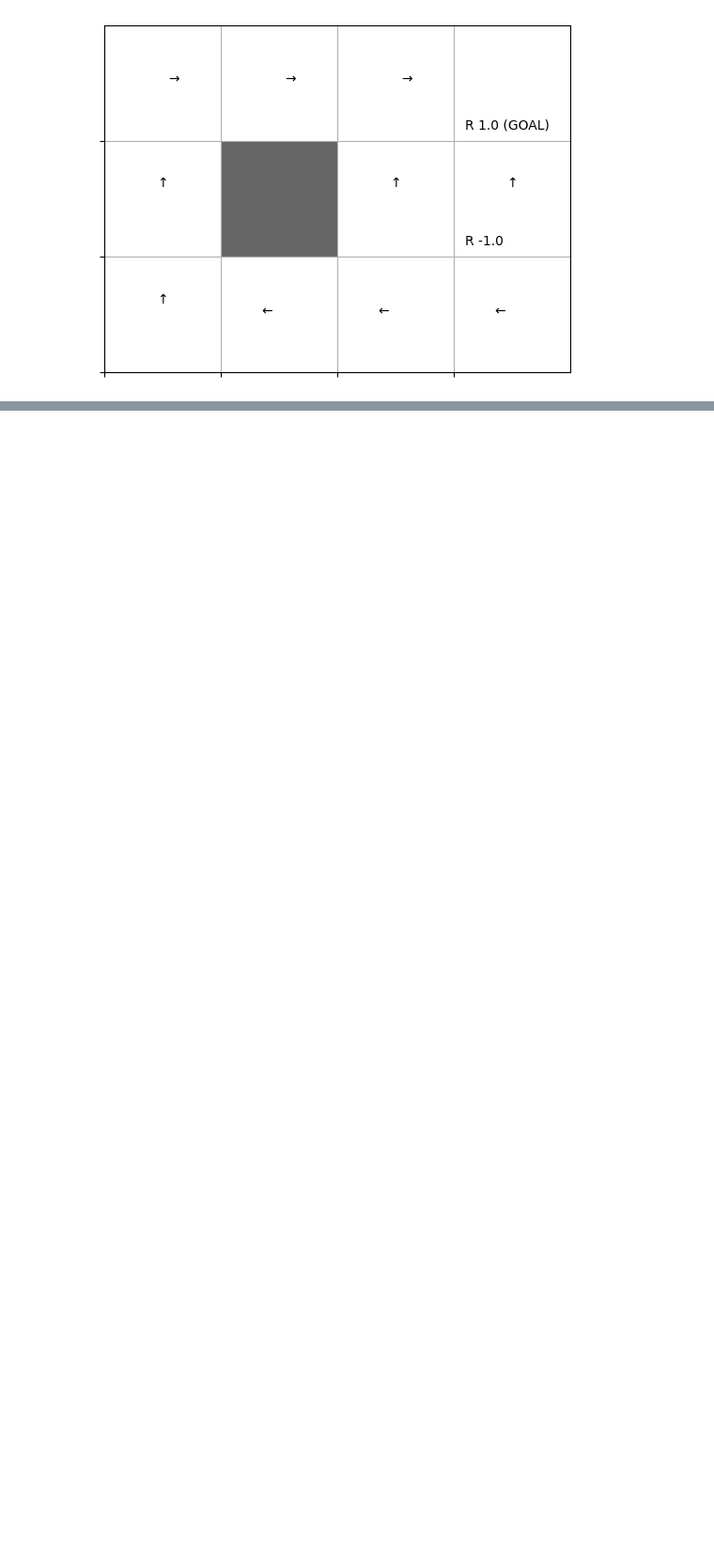
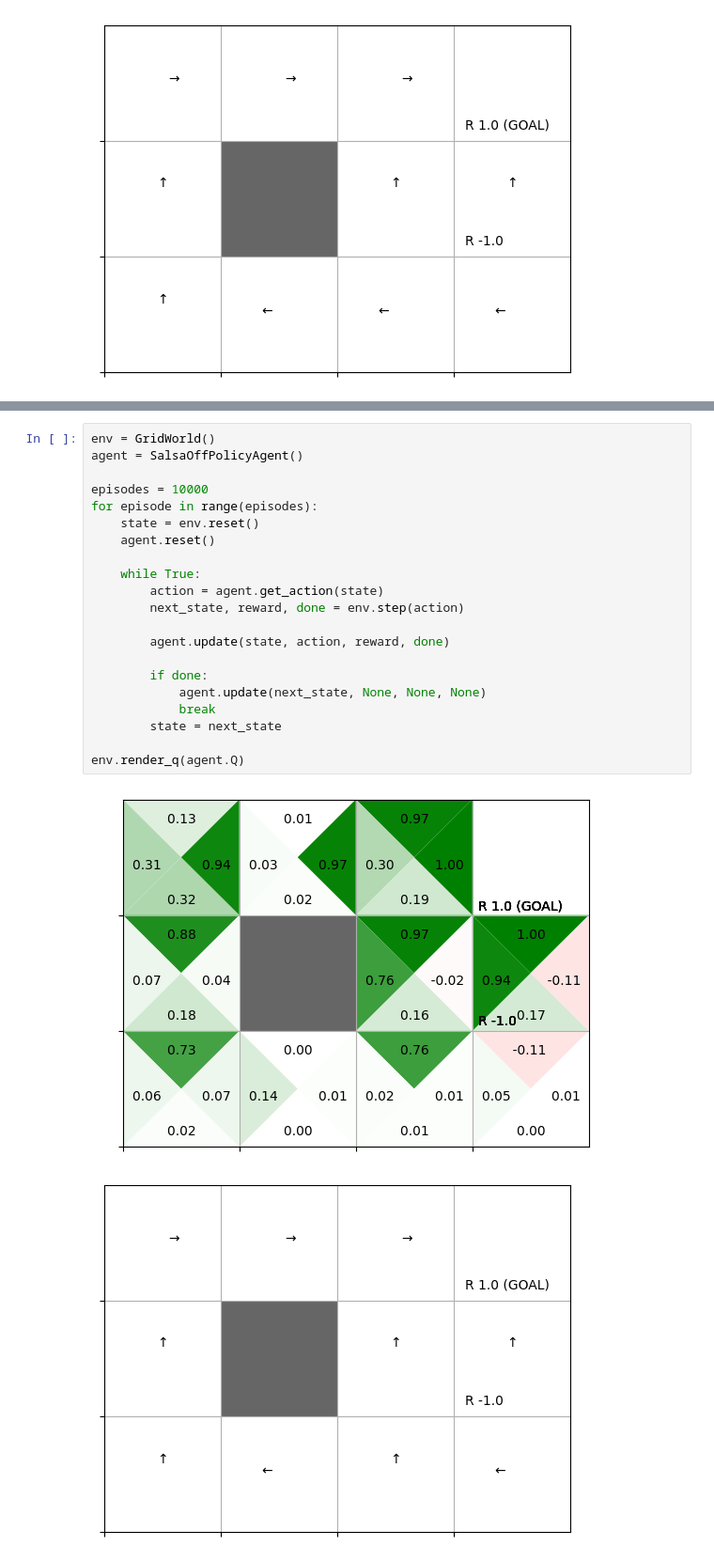
Before and after one commit to Aprilistic/reinforcement_learning, a Jupyter notebook: DL_from_scratch_4/ch06/td.ipynb, the cells around one changed output, grey strips where cells are left out. Shown: that part at 94% size. Drawn from its saved outputs; the diff is of its cells as text; blank space fills up the shorter version.

Commit message:
gridworld td with off-policy salsa

```diff
--- a/DL_from_scratch_4/ch06/td.ipynb
+++ b/DL_from_scratch_4/ch06/td.ipynb
@@ -135,0 +179,24 @@ env.render_q(agent.Q)
+# %%
+env = GridWorld()
+agent = SalsaOffPolicyAgent()
+
+episodes = 10000
+for episode in range(episodes):
+    state = env.reset()
+    agent.reset()
+
+    while True:
+        action = agent.get_action(state)
+        next_state, reward, done = env.step(action)
+
+        agent.update(state, action, reward, done)
+
+        if done:
+            agent.update(next_state, None, None, None)
+            break
+        state = next_state
+
+env.render_q(agent.Q)
+# %% [output]
+[figure, added]
+[figure, added]
```
Also changed, not shown: parts of 1 cell of this notebook.
